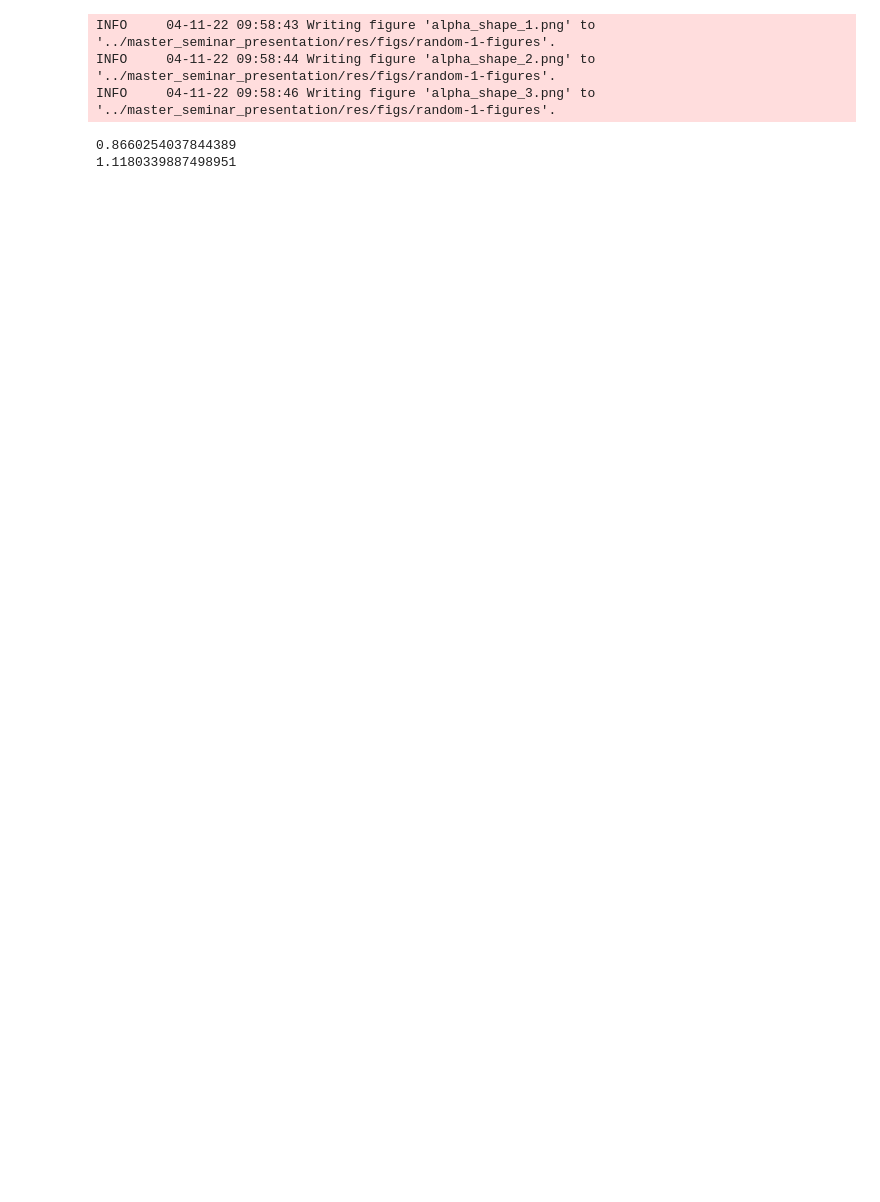
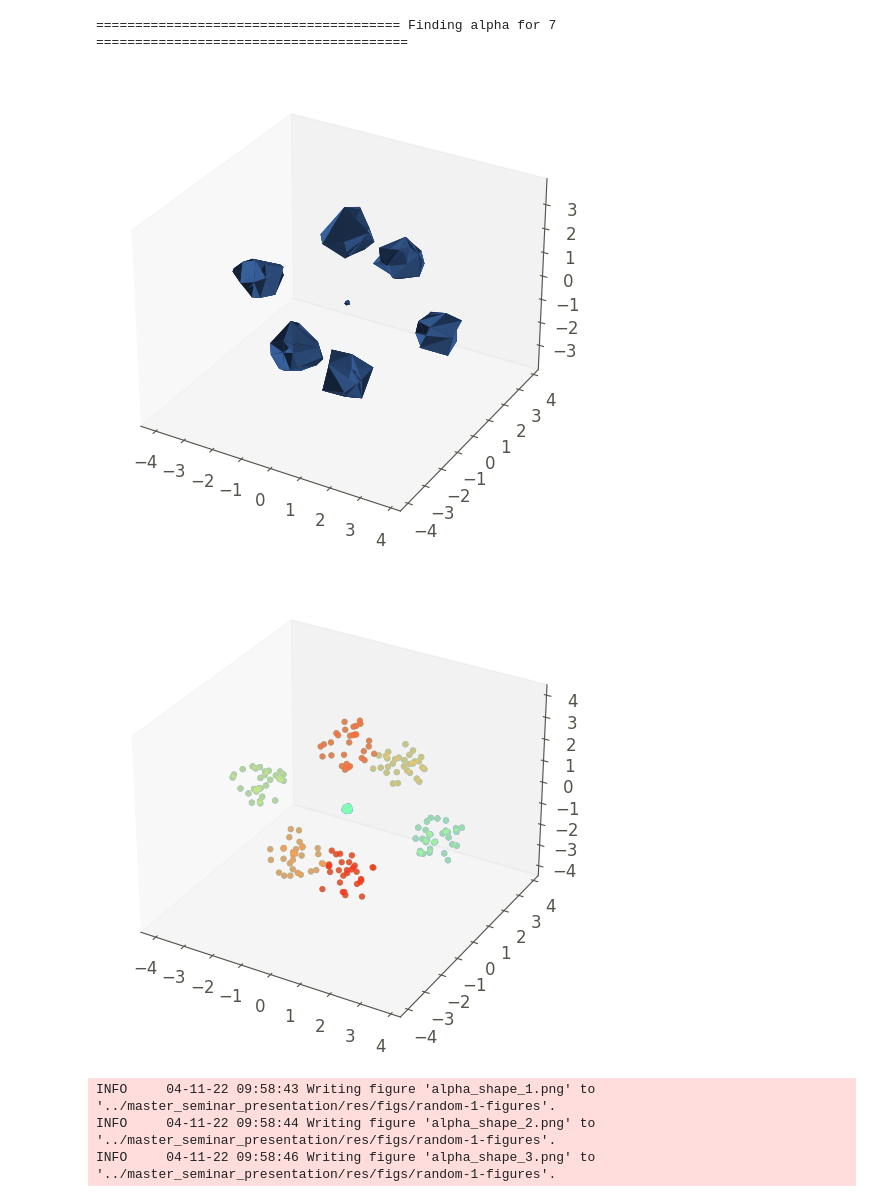
Before and after one commit to anirudhbhashyam/alpha-clustering, a Jupyter notebook: _test.ipynb, the cells around one changed output. Saved outputs shown, nothing was run; the diff lists cells and outputs as text; code cells hidden in the pictures; blank space fills up the shorter version.

```diff
--- a/_test.ipynb
+++ b/_test.ipynb
@@ -107,0 +120,14 @@ KeyboardInterrupt:
+# %%
+dataset = hepta
+n_true_clusters = len(np.unique(dataset.iloc[:, -1].to_numpy()))
+points = dataset.iloc[:, : -1].to_numpy()
+ac = AlphaShape3D(points)
+ac.fit()
+alpha, clusters = find_alpha(ac, 0.0001, 5.00, 0.01, n_true_clusters)
+# clustering = Cluster(ac.get_shape)
+# clustering.fit()
+
+plot = Plot(vertices = points)
+fig = plot.alpha_shape(ac.get_shape, points_q = False, figsize = (12, 6))
+fig = plot.clusters(clusters, figsize = (12, 6))
+# %% [output]
@@ -108,3 +154,6 @@ KeyboardInterrupt:
+======================================= Finding alpha for 7 ========================================
+[figure, added]
+[figure, added]
 # %%
 ac1 = AlphaShape2D(data_random_1.to_numpy(), -0.004)
 ac1.fit()
@@ -140,32 +189,3 @@ io_handler.write_figs(
 INFO     04-11-22 09:58:43 Writing figure 'alpha_shape_1.png' to '../master_seminar_presentation/res/figs/random-1-figures'.
 INFO     04-11-22 09:58:44 Writing figure 'alpha_shape_2.png' to '../master_seminar_presentation/res/figs/random-1-figures'.
 INFO     04-11-22 09:58:46 Writing figure 'alpha_shape_3.png' to '../master_seminar_presentation/res/figs/random-1-figures'.
-# %%
-from typing import Iterable
-def circum_radius_triangle_heron(triangle: np.ndarray) -> float:
-    a = np.linalg.norm(triangle[0] - triangle[1])
-    b = np.linalg.norm(triangle[1] - triangle[2])
-    c = np.linalg.norm(triangle[2] - triangle[0])
-    s = (a + b + c) / 2
-    return a * b * c / (4 * np.sqrt(s * (s - a) * (s - b) * (s - c)))
-
-def circum_radius(simplex: np.ndarray) -> float:
-    distances = np.linalg.norm(simplex[:, None] - simplex, axis = -1) ** 2
-    m, n = distances.shape
-    cayley_menger = np.block([
-        [0,               np.ones((1, n))],
-        [np.ones((m, 1)), distances],
-    ])
-    return np.sqrt(np.linalg.det(distances) / (-2 * np.linalg.det(cayley_menger)))
-
-simplex_1 = np.array([[1, 0, 0], [1, 0, 1], [1, 1, 1], [0, 0, 1]], dtype = np.float64)
-simplex_2 = np.array(
-    [[0, 0, 0, 0, 0], [1, 0, 0, 0, 0], [0, 1, 0, 0, 0], [0, 0, 1, 0, 0], [0, 0, 0, 1, 0], [0, 0, 0, 0, 1]],
-    dtype = np.float64
-)
-# print(circum_radius_triangle_heron(simplex))
-print(circum_radius(simplex_1))
-print(circum_radius(simplex_2))
-# %% [output]
-0.8660254037844389
-1.1180339887498951
```
Also changed, not shown: parts of 9 cells of this notebook.
